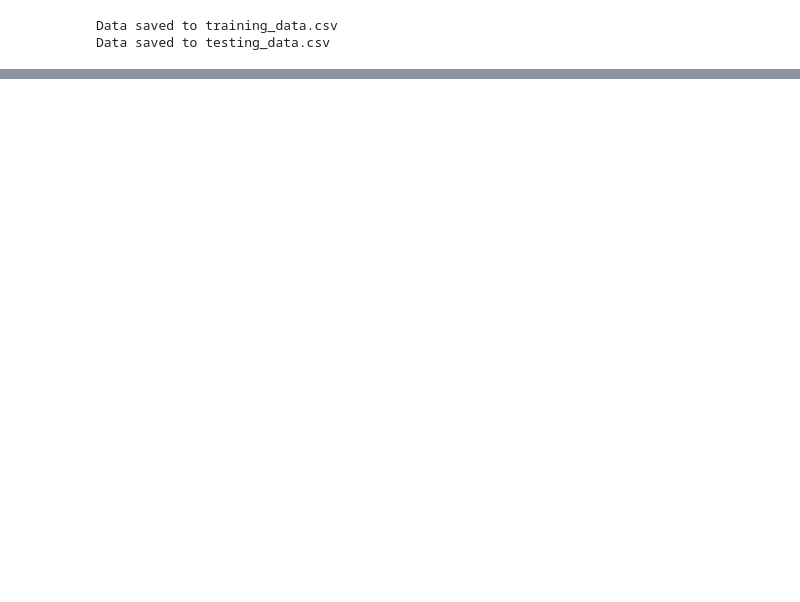
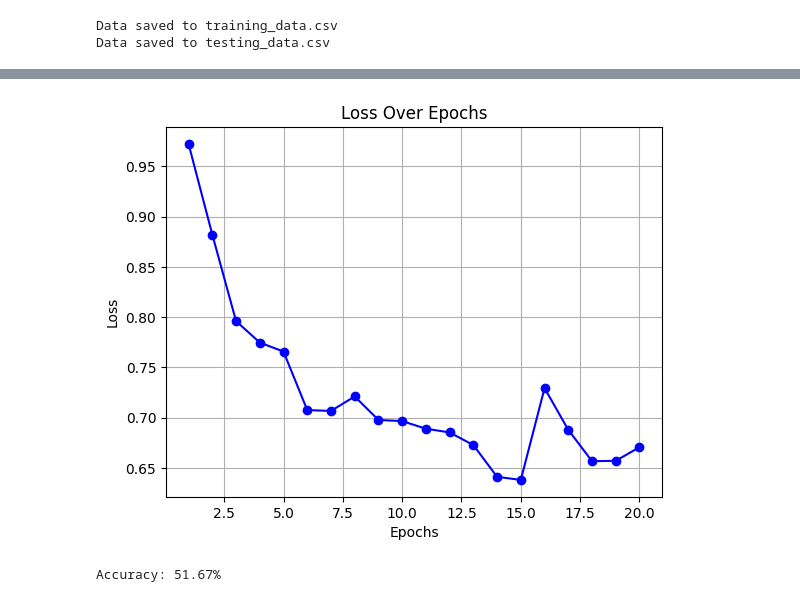
Before and after one commit to yuanhengm17/mgh-research-classification, a Jupyter notebook: Data.ipynb, the cells around one changed output, grey strips where cells are left out. Cells and saved outputs as stored; diff of their text form; code cells hidden in the pictures; blank space fills up the shorter version.

Commit message:
LSTM model

```diff
--- a/Data.ipynb
+++ b/Data.ipynb
@@ -134,0 +138,3 @@ visualize_data(training_docs, training_data_raw)
+# %%
+train_loader = DataLoader(train_data, batch_size=32, shuffle=True)
+test_loader = DataLoader(test_data, batch_size=32, shuffle=False)
@@ -134,0 +154,34 @@ visualize_data(training_docs, training_data_raw)
+# %%
+# Initialize model, optimizer, and loss function
+model = LSTMModel(input_size=3, hidden_size=128, num_classes=NUM_CLASSES)
+optimizer = Adam(model.parameters(), lr=0.001)
+criterion = nn.CrossEntropyLoss()
+# %%
+# Add a list to track the loss for each epoch
+losses = []
+# Training loop with batching
+epochs = 20  # Set the number of epochs
+
+for epoch in range(epochs):
+    model.train()
+    total_loss = 0
+
+    for batch_X, batch_y in train_loader:
+        optimizer.zero_grad()  # Clear previous gradients
+
+        # Forward pass
+        outputs = model(batch_X)  # Pass the batch to the model
+        loss = criterion(outputs, batch_y)  # Calculate loss
+
+        # Backward pass and optimization
+        loss.backward()  # Compute gradients
+        optimizer.step()  # Update weights
+
+        total_loss += loss.item()  # Accumulate loss for reporting
+
+    # Calculate average loss for the epoch
+    avg_loss = total_loss / len(train_loader)
+    losses.append(avg_loss)  # Store the average loss for this epoch
+
+    # Print loss at the end of each epoch
+    print(f"Epoch [{epoch+1}/{epochs}], Loss: {avg_loss:.4f}")
@@ -134,0 +209,25 @@ visualize_data(training_docs, training_data_raw)
+# %%
+# After training, plot the loss graph
+plt.plot(range(1, epochs+1), losses, marker='o', linestyle='-', color='b')
+plt.title('Loss Over Epochs')
+plt.xlabel('Epochs')
+plt.ylabel('Loss')
+plt.grid(True)
+plt.show()
+# %% [output]
+[figure, added]
+# %%
+# Evaluation
+model.eval()
+with torch.no_grad():
+    correct = 0
+    total = 0
+    for batch_X, batch_y in test_loader:
+        outputs = model(batch_X)
+        _, predicted = torch.max(outputs, 1)
+        total += batch_y.size(0)
+        correct += (predicted == batch_y).sum().item()
+
+    print(f'Accuracy: {100 * correct / total:.2f}%')
+# %% [output]
+Accuracy: 51.67%
```
Also changed, not shown: parts of 11 cells of this notebook, 3 other files.
